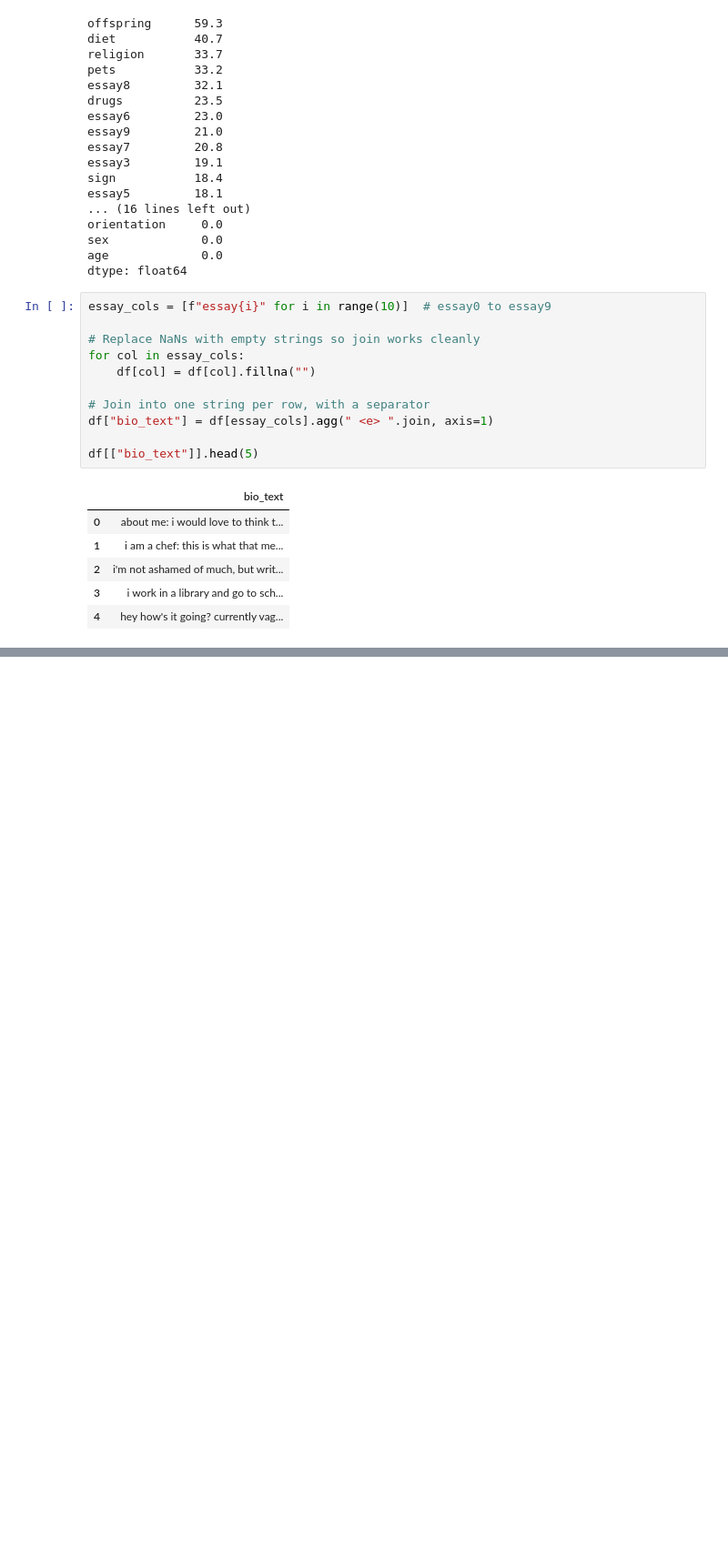
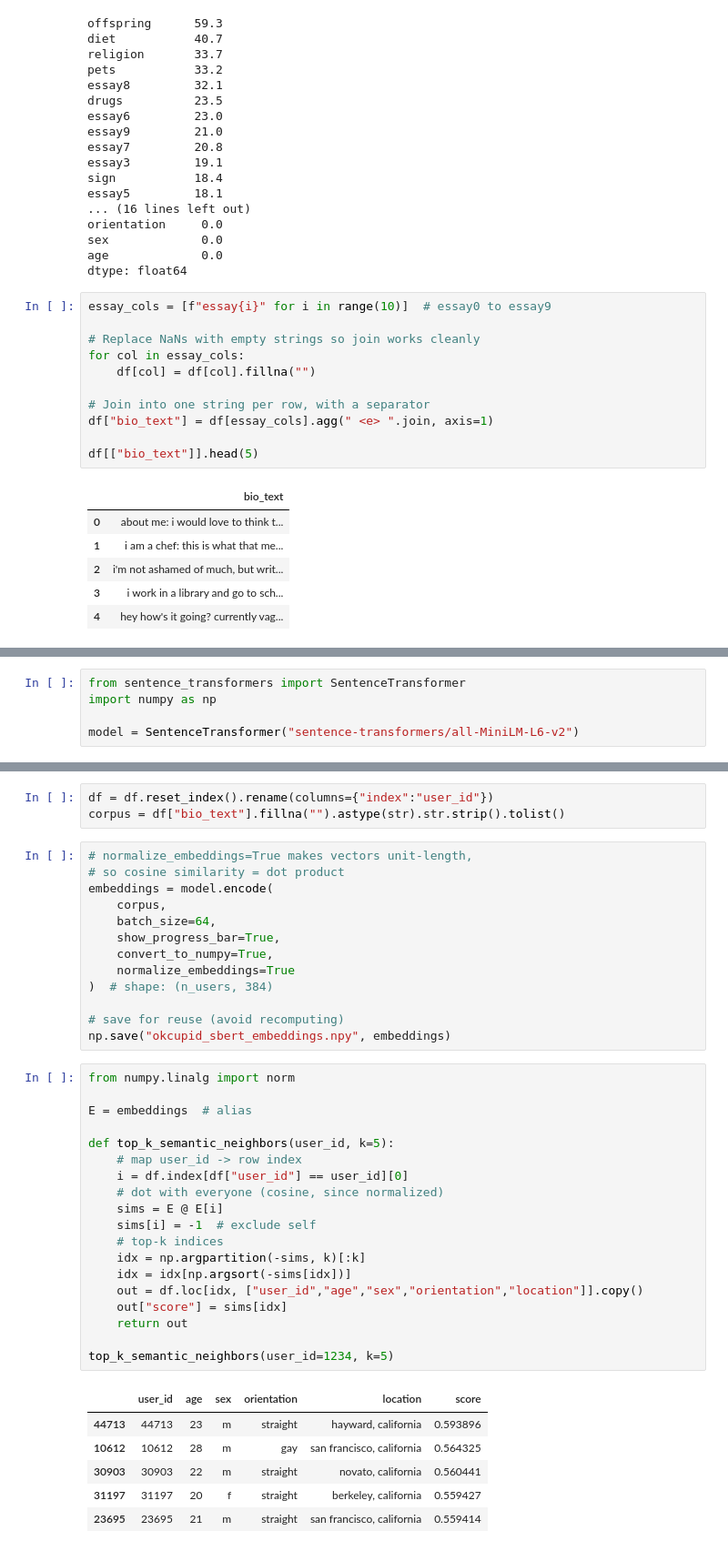
Before and after one commit to KrishaVeera/Decoding-the-Dating-Game, a Jupyter notebook: Cleaning_Data.ipynb, the cells around one changed output, grey strips where cells are left out. Shown at 91% size. Saved outputs shown, nothing was run; the diff lists cells and outputs as text; blank space fills up the shorter version.

```diff
--- a/Cleaning_Data.ipynb
+++ b/Cleaning_Data.ipynb
@@ -83,0 +89,5 @@ df[["bio_text"]].head(5)
+# %%
+from sentence_transformers import SentenceTransformer
+import numpy as np
+
+model = SentenceTransformer("sentence-transformers/all-MiniLM-L6-v2")
@@ -83,0 +98,42 @@ df[["bio_text"]].head(5)
+# %%
+df = df.reset_index().rename(columns={"index":"user_id"})
+corpus = df["bio_text"].fillna("").astype(str).str.strip().tolist()
+# %%
+# normalize_embeddings=True makes vectors unit-length,
+# so cosine similarity = dot product
+embeddings = model.encode(
+    corpus,
+    batch_size=64,
+    show_progress_bar=True,
+    convert_to_numpy=True,
+    normalize_embeddings=True
+)  # shape: (n_users, 384)
+
+# save for reuse (avoid recomputing)
+np.save("okcupid_sbert_embeddings.npy", embeddings)
+# %%
+from numpy.linalg import norm
+
+E = embeddings  # alias
+
+def top_k_semantic_neighbors(user_id, k=5):
+    # map user_id -> row index
+    i = df.index[df["user_id"] == user_id][0]
+    # dot with everyone (cosine, since normalized)
+    sims = E @ E[i]
+    sims[i] = -1  # exclude self
+    # top-k indices
+    idx = np.argpartition(-sims, k)[:k]
+    idx = idx[np.argsort(-sims[idx])]
+    out = df.loc[idx, ["user_id","age","sex","orientation","location"]].copy()
+    out["score"] = sims[idx]
+    return out
+
+top_k_semantic_neighbors(user_id=1234, k=5)
+# %% [output]
+|  | user_id | age | sex | orientation | location | score |
+| 44713 | 44713 | 23 | m | straight | hayward, california | 0.593896 |
+| 10612 | 10612 | 28 | m | gay | san francisco, california | 0.564325 |
+| 30903 | 30903 | 22 | m | straight | novato, california | 0.560441 |
+| 31197 | 31197 | 20 | f | straight | berkeley, california | 0.559427 |
+| 23695 | 23695 | 21 | m | straight | san francisco, california | 0.559414 |
```
Also changed, not shown: parts of 2 cells of this notebook, 3 other files.
